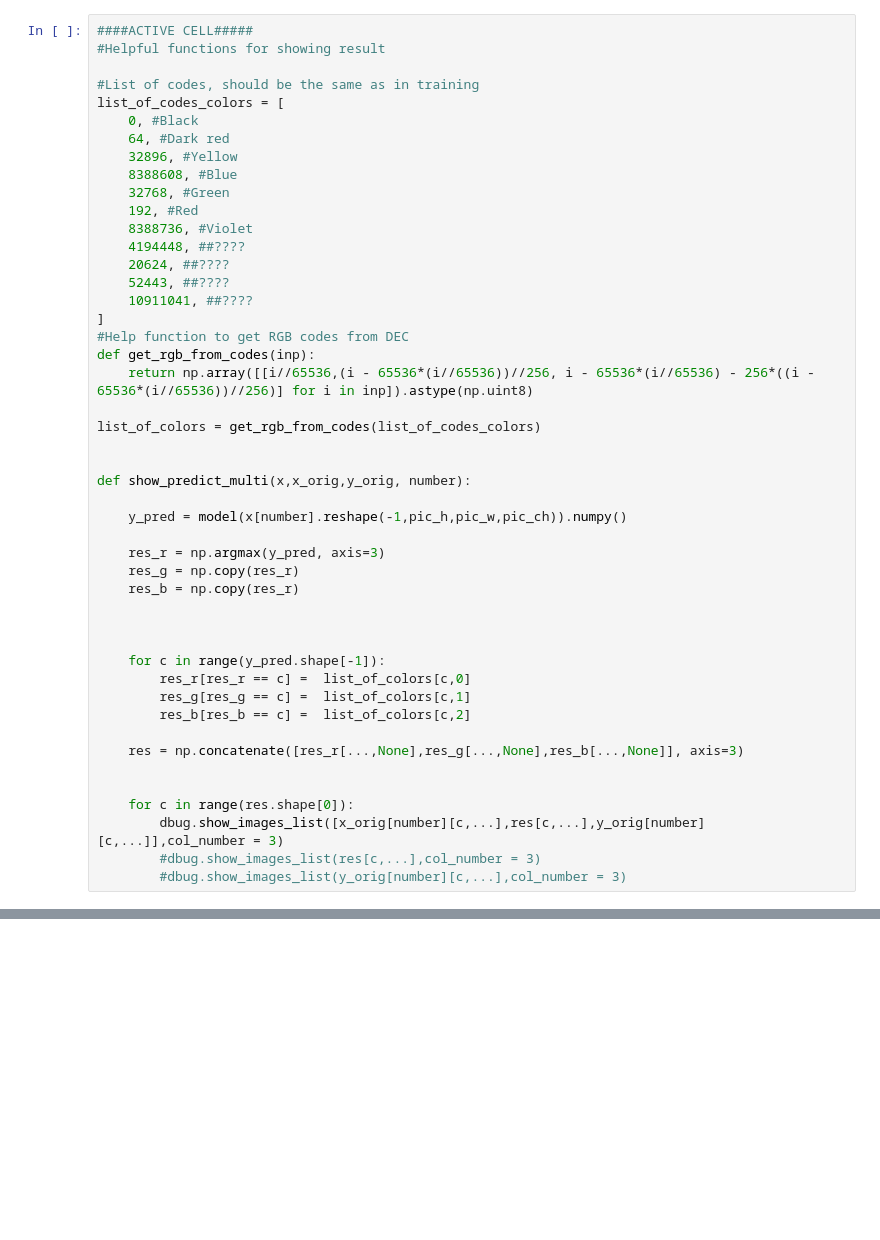
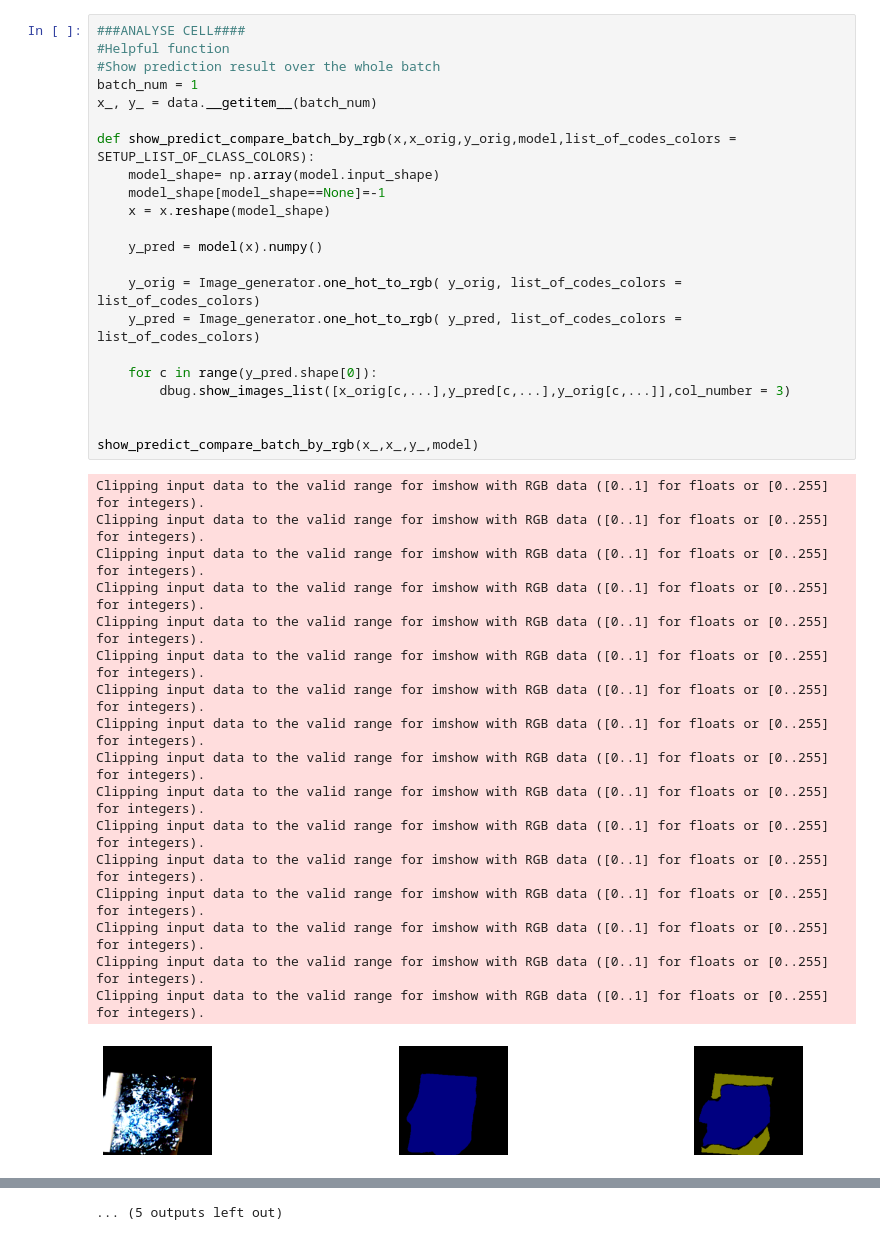
Before and after one commit to tunmustard/features_extractions, a Jupyter notebook: projects/scrapid/main_scrapid_768x256_t22_unet_sequence.ipynb, the cells around one changed output, grey strips where cells are left out. Cells and saved outputs as stored; diff of their text form; blank space fills up the shorter version.

```diff
--- a/projects/scrapid/main_scrapid_768x256_t22_unet_sequence.ipynb
+++ b/projects/scrapid/main_scrapid_768x256_t22_unet_sequence.ipynb
@@ -492,47 +522,40 @@ show_predict(xs_test,x_test,y_test, numm)
 # %%
-####ACTIVE CELL#####
-#Helpful functions for showing result
+###ANALYSE CELL####
+#Helpful function
+#Show prediction result over the whole batch
+batch_num = 1
+x_, y_ = data.__getitem__(batch_num)
 
-#List of codes, should be the same as in training
-list_of_codes_colors = [
-    0, #Black
-    64, #Dark red
-    32896, #Yellow
-    8388608, #Blue
-    32768, #Green
-    192, #Red
-    8388736, #Violet
-    4194448, ##????
-    20624, ##????
-    52443, ##????
-    10911041, ##????
-]
-#Help function to get RGB codes from DEC
-def get_rgb_from_codes(inp):
-    return np.array([[i//65536,(i - 65536*(i//65536))//256, i - 65536*(i//65536) - 256*((i - 65536*(i//65536))//256)] for i in inp]).astype(np.uint8)
+def show_predict_compare_batch_by_rgb(x,x_orig,y_orig,model,list_of_codes_colors = SETUP_LIST_OF_CLASS_COLORS):
+    model_shape= np.array(model.input_shape)
+    model_shape[model_shape==None]=-1
+    x = x.reshape(model_shape)
 
-list_of_colors = get_rgb_from_codes(list_of_codes_colors)
+    y_pred = model(x).numpy()
+
+    y_orig = Image_generator.one_hot_to_rgb( y_orig, list_of_codes_colors = list_of_codes_colors)
+    y_pred = Image_generator.one_hot_to_rgb( y_pred, list_of_codes_colors = list_of_codes_colors)
+
+    for c in range(y_pred.shape[0]):
+        dbug.show_images_list([x_orig[c,...],y_pred[c,...],y_orig[c,...]],col_number = 3)
 
 
-def show_predict_multi(x,x_orig,y_orig, number):
-
-    y_pred = model(x[number].reshape(-1,pic_h,pic_w,pic_ch)).numpy()
-
-    res_r = np.argmax(y_pred, axis=3)
-    res_g = np.copy(res_r)
-    res_b = np.copy(res_r)
-
-
-
-    for c in range(y_pred.shape[-1]):
-        res_r[res_r == c] =  list_of_colors[c,0]
-        res_g[res_g == c] =  list_of_colors[c,1]
-        res_b[res_b == c] =  list_of_colors[c,2]
-
-    res = np.concatenate([res_r[...,None],res_g[...,None],res_b[...,None]], axis=3)
-
-
-    for c in range(res.shape[0]):
-        dbug.show_images_list([x_orig[number][c,...],res[c,...],y_orig[number][c,...]],col_number = 3)
-        #dbug.show_images_list(res[c,...],col_number = 3)
-        #dbug.show_images_list(y_orig[number][c,...],col_number = 3)
+show_predict_compare_batch_by_rgb(x_,x_,y_,model)
+# %% [output]
+Clipping input data to the valid range for imshow with RGB data ([0..1] for floats or [0..255] for integers).
+Clipping input data to the valid range for imshow with RGB data ([0..1] for floats or [0..255] for integers).
+Clipping input data to the valid range for imshow with RGB data ([0..1] for floats or [0..255] for integers).
+Clipping input data to the valid range for imshow with RGB data ([0..1] for floats or [0..255] for integers).
+Clipping input data to the valid range for imshow with RGB data ([0..1] for floats or [0..255] for integers).
+Clipping input data to the valid range for imshow with RGB data ([0..1] for floats or [0..255] for integers).
+Clipping input data to the valid range for imshow with RGB data ([0..1] for floats or [0..255] for integers).
+Clipping input data to the valid range for imshow with RGB data ([0..1] for floats or [0..255] for integers).
+Clipping input data to the valid range for imshow with RGB data ([0..1] for floats or [0..255] for integers).
+Clipping input data to the valid range for imshow with RGB data ([0..1] for floats or [0..255] for integers).
+Clipping input data to the valid range for imshow with RGB data ([0..1] for floats or [0..255] for integers).
+Clipping input data to the valid range for imshow with RGB data ([0..1] for floats or [0..255] for integers).
+Clipping input data to the valid range for imshow with RGB data ([0..1] for floats or [0..255] for integers).
+Clipping input data to the valid range for imshow with RGB data ([0..1] for floats or [0..255] for integers).
+Clipping input data to the valid range for imshow with RGB data ([0..1] for floats or [0..255] for integers).
+Clipping input data to the valid range for imshow with RGB data ([0..1] for floats or [0..255] for integers).
+[figure, added]
@@ -538,0 +572 @@ def show_predict_multi(x,x_orig,y_orig, number):
+... (5 outputs left out)
```
Also changed, not shown: parts of 21 cells of this notebook, 6 other files.
